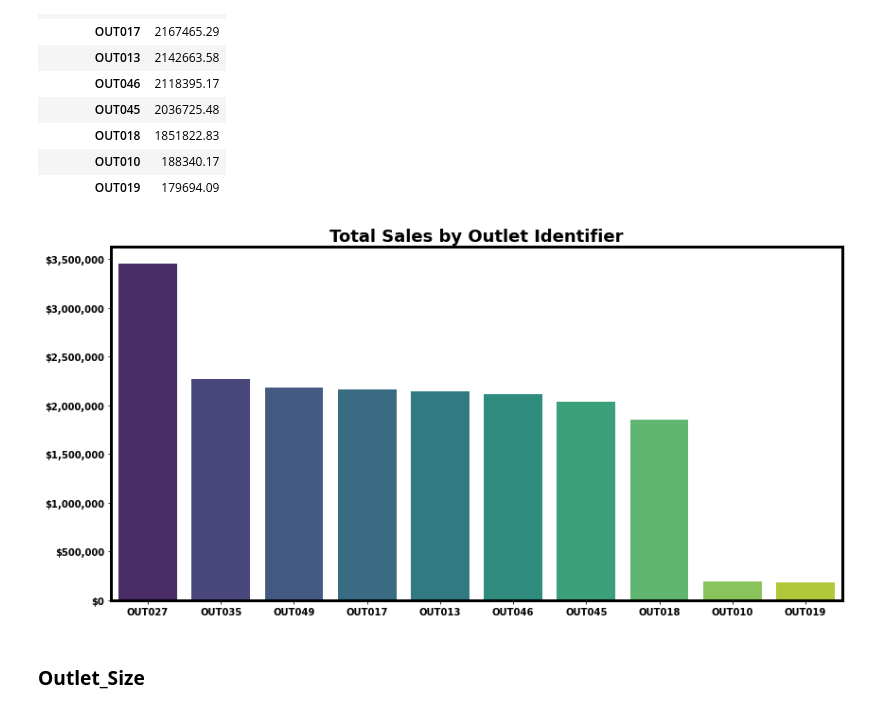
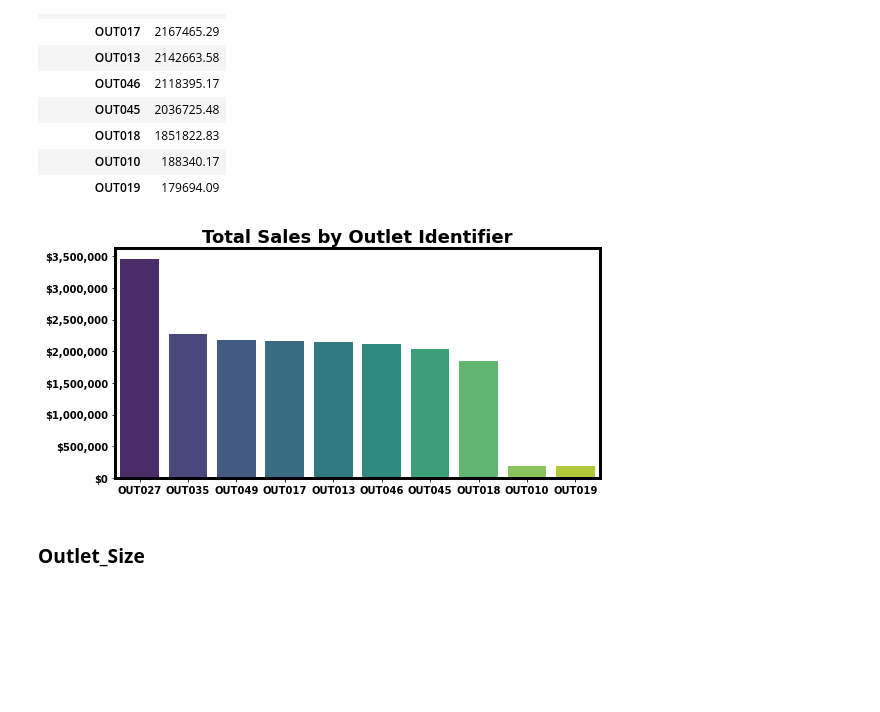
Before and after one commit to YBilodeau/Regression---Prediction-of-Grocery-Sales, a Jupyter notebook: Regression_Prediction_of_Grocery_Sales_.ipynb, the cells around one changed output. Cells and saved outputs as stored; diff of their text form; code cells hidden in the pictures; blank space fills up the shorter version.

```diff
--- a/Regression_Prediction_of_Grocery_Sales_.ipynb
+++ b/Regression_Prediction_of_Grocery_Sales_.ipynb
@@ -1903,12 +1903,12 @@ outlet_identifier_df
 # %%
 bar_plot(outlet_identifier_df, 'sum',
          label_order=outlet_identifier_df.index,
-         fs=(12,6), file_name='Total Sales by Outlet Identifier.png',
+         fs=(8,4), file_name='Total Sales by Outlet Identifier.png',
          tit_lab='Total Sales by Outlet Identifier',
          fmt=price_0_fmt,
          hza='center', rot=0)
 # %% [output]
-[figure, old version]
+[figure, new version]
 # %% [markdown]
 ### **Outlet_Size**
 # %%
```
Also changed, not shown: 1 other file.
